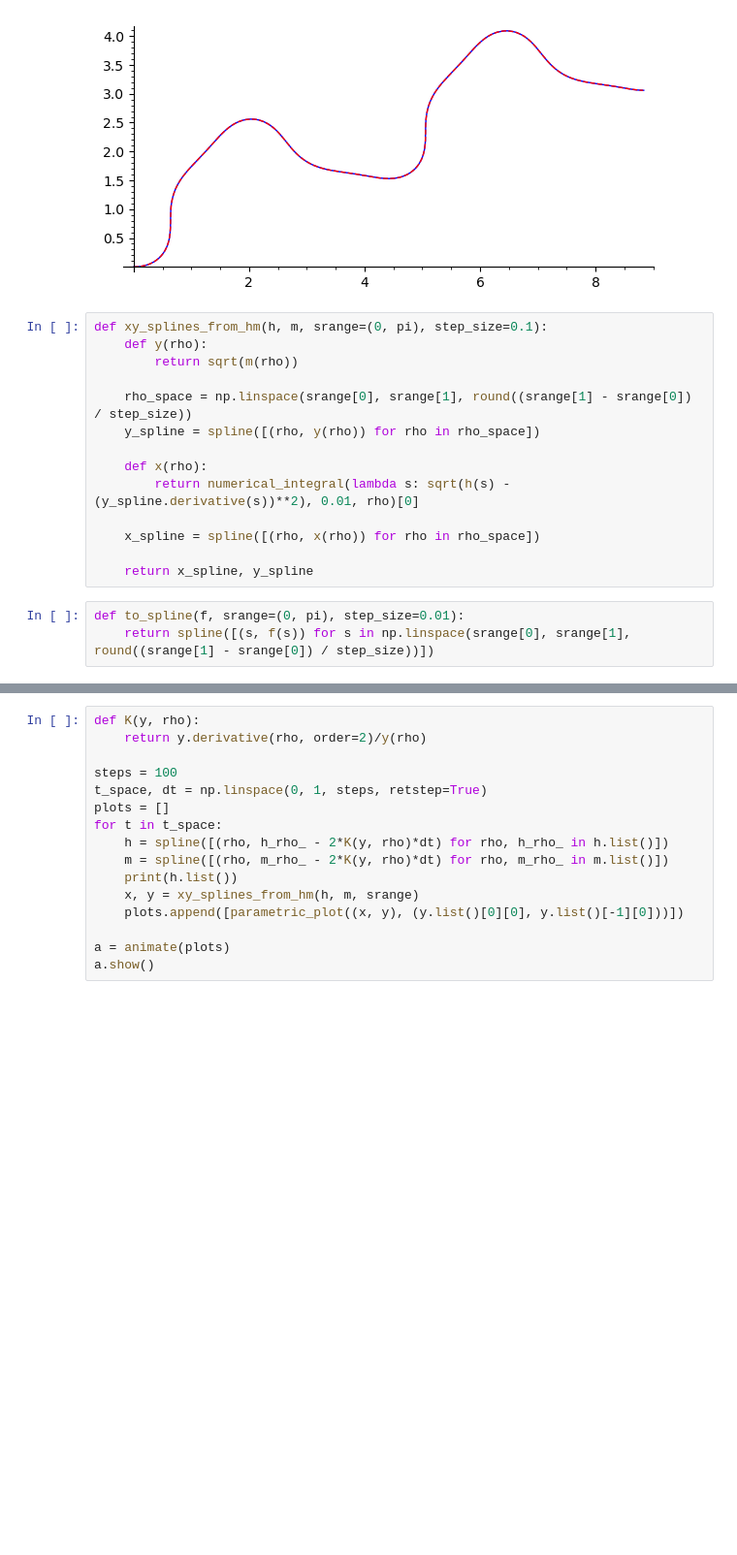
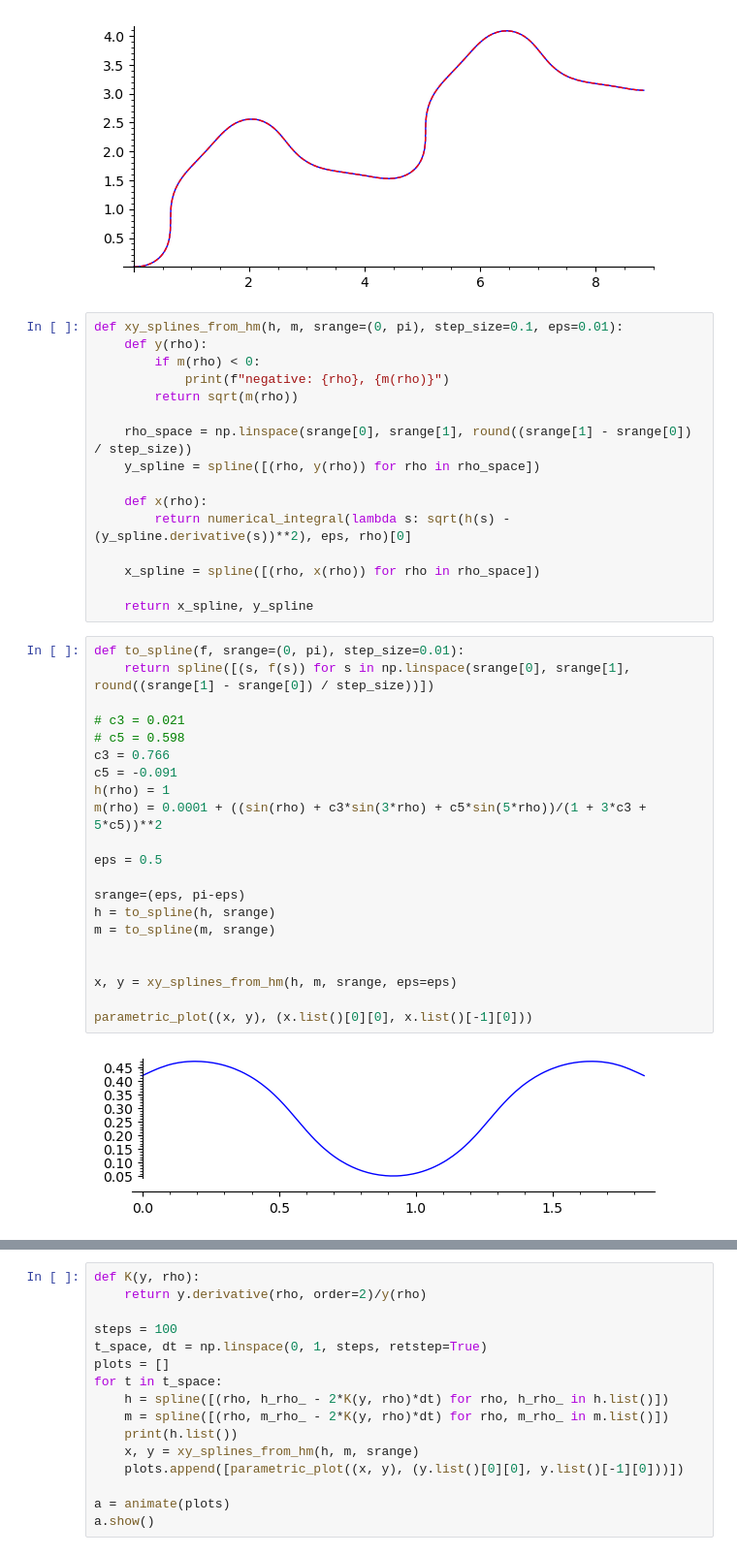
Before and after one commit to SageBinder/SageMath-Curvature-Flows, a Jupyter notebook: ricci_flow.ipynb, the cells around one changed output, grey strips where cells are left out. Shown at 97% size. Cells and saved outputs as stored; diff of their text form; blank space fills up the shorter version.

```diff
--- a/ricci_flow.ipynb
+++ b/ricci_flow.ipynb
@@ -238,15 +238,17 @@ show(plot1 + plot2)
 # %% [output]
 [figure]
 # %%
-def xy_splines_from_hm(h, m, srange=(0, pi), step_size=0.1):
+def xy_splines_from_hm(h, m, srange=(0, pi), step_size=0.1, eps=0.01):
     def y(rho):
+        if m(rho) < 0:
+            print(f"negative: {rho}, {m(rho)}")
         return sqrt(m(rho))
 
     rho_space = np.linspace(srange[0], srange[1], round((srange[1] - srange[0]) / step_size))
     y_spline = spline([(rho, y(rho)) for rho in rho_space])
 
     def x(rho):
-        return numerical_integral(lambda s: sqrt(h(s) - (y_spline.derivative(s))**2), 0.01, rho)[0]
+        return numerical_integral(lambda s: sqrt(h(s) - (y_spline.derivative(s))**2), eps, rho)[0]
 
     x_spline = spline([(rho, x(rho)) for rho in rho_space])
 
@@ -254,3 +256,23 @@ def xy_splines_from_hm(h, m, srange=(0, pi), step_size=0.1):
 # %%
 def to_spline(f, srange=(0, pi), step_size=0.01):
     return spline([(s, f(s)) for s in np.linspace(srange[0], srange[1], round((srange[1] - srange[0]) / step_size))])
+
+# c3 = 0.021
+# c5 = 0.598
+c3 = 0.766
+c5 = -0.091
+h(rho) = 1
+m(rho) = 0.0001 + ((sin(rho) + c3*sin(3*rho) + c5*sin(5*rho))/(1 + 3*c3 + 5*c5))**2
+
+eps = 0.5
+
+srange=(eps, pi-eps)
+h = to_spline(h, srange)
+m = to_spline(m, srange)
+
+
+x, y = xy_splines_from_hm(h, m, srange, eps=eps)
+
+parametric_plot((x, y), (x.list()[0][0], x.list()[-1][0]))
+# %% [output]
+[figure, added]
```
Also changed, not shown: parts of 10 cells of this notebook.
